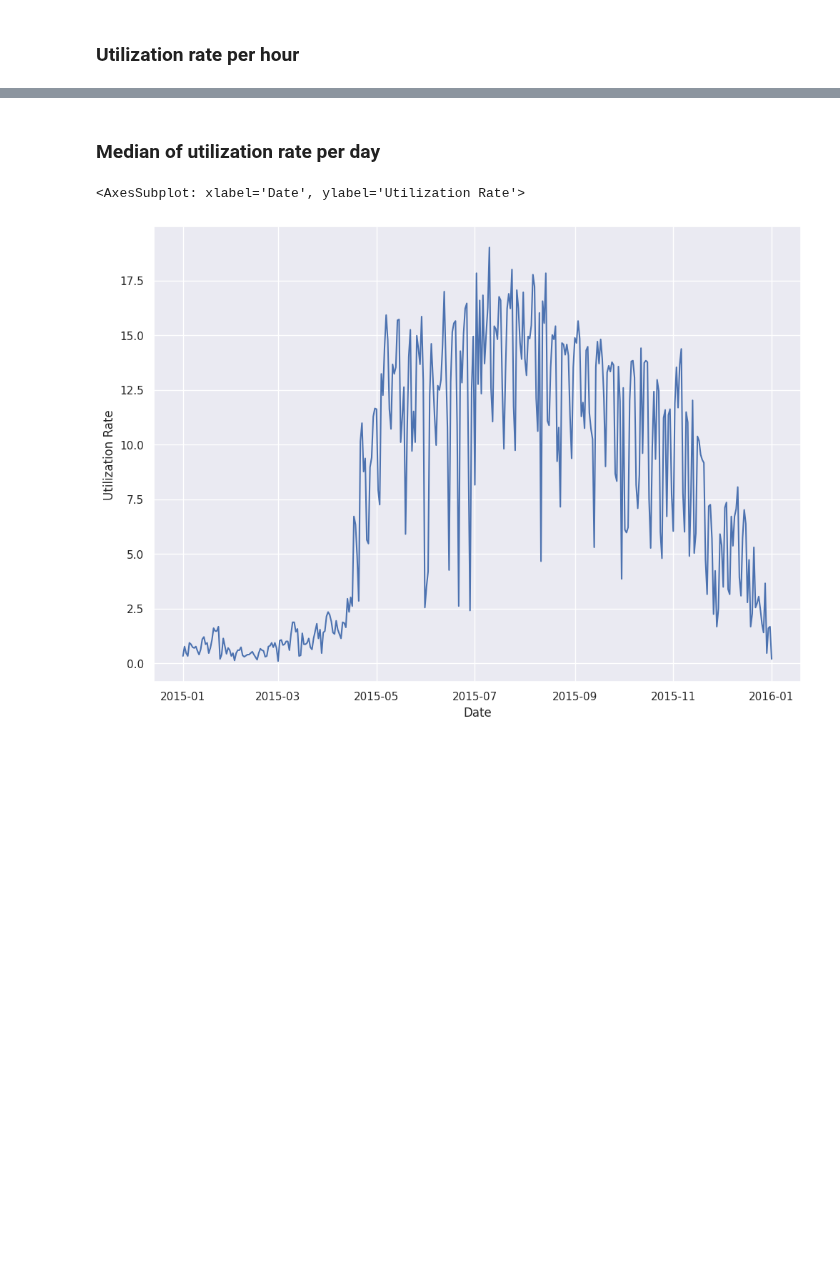
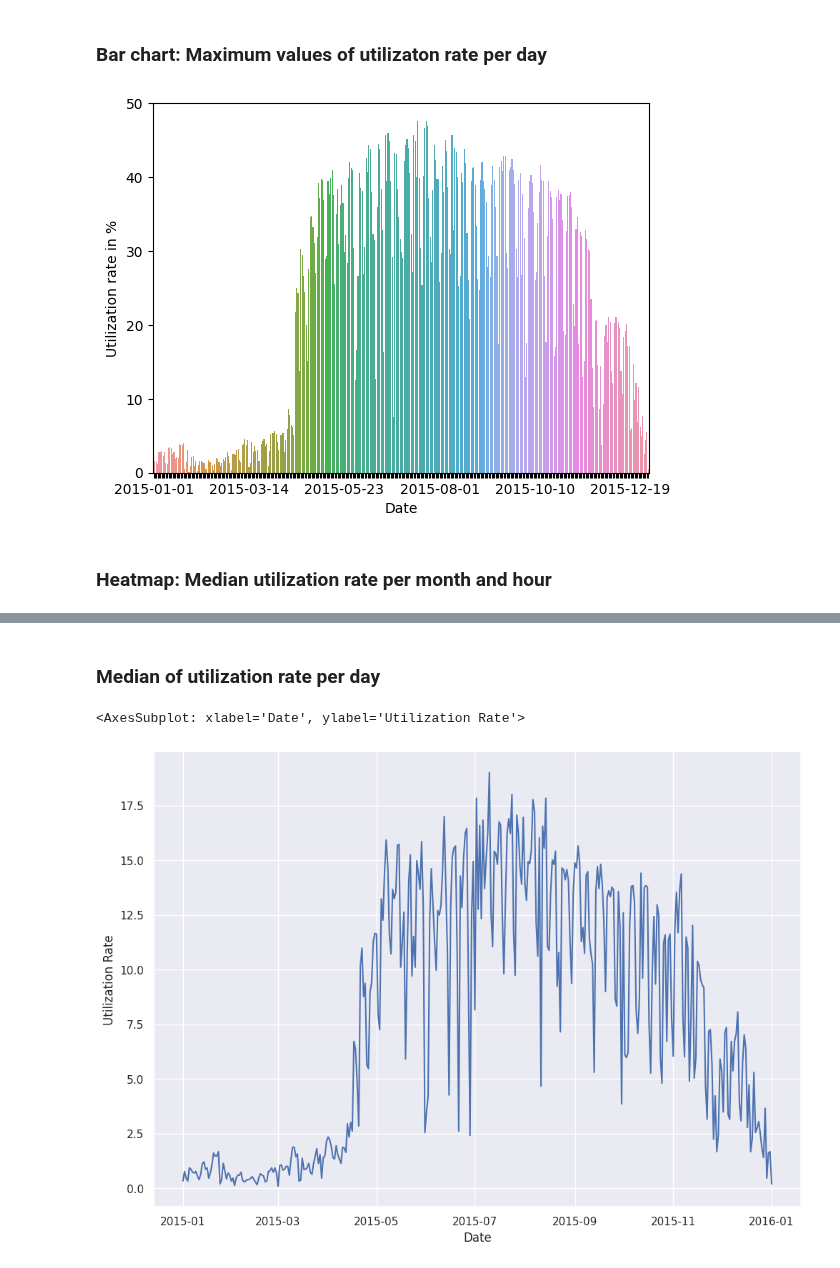
Before and after one commit to RavenRudi/AA_Group16, a Jupyter notebook: kpi_calculation.ipynb, the cells around one changed output, grey strips where cells are left out. Cells and saved outputs as stored; diff of their text form; code cells hidden in the pictures; blank space fills up the shorter version.

```diff
--- a/kpi_calculation.ipynb
+++ b/kpi_calculation.ipynb
@@ -67,2 +54,14 @@ AttributeError: module 'numpy' has no attribute '_no_nep50_warning'
+# %% [markdown]
+### Bar chart: Maximum values of utilizaton rate per day
+# %%
+df_utilization_rate_max_per_hour = df_utilization_rate_per_hour.groupby(['Date'])['Utilization rate in %'].max().reset_index()
+barplot = sns.barplot(data=df_utilization_rate_max_per_hour, x="Date", y="Utilization rate in %")
+for ind, label in enumerate(barplot.get_xticklabels()):
+    if ind % 70 == 0:  # every 10th label is kept
+        label.set_visible(True)
+    else:
+        label.set_visible(False)
+# %% [output]
+[figure, added]
 # %% [markdown]
-### Utilization rate per hour
+### Heatmap: Median utilization rate per month and hour
```
Also changed, not shown: parts of 19 cells of this notebook, 1 other file.
